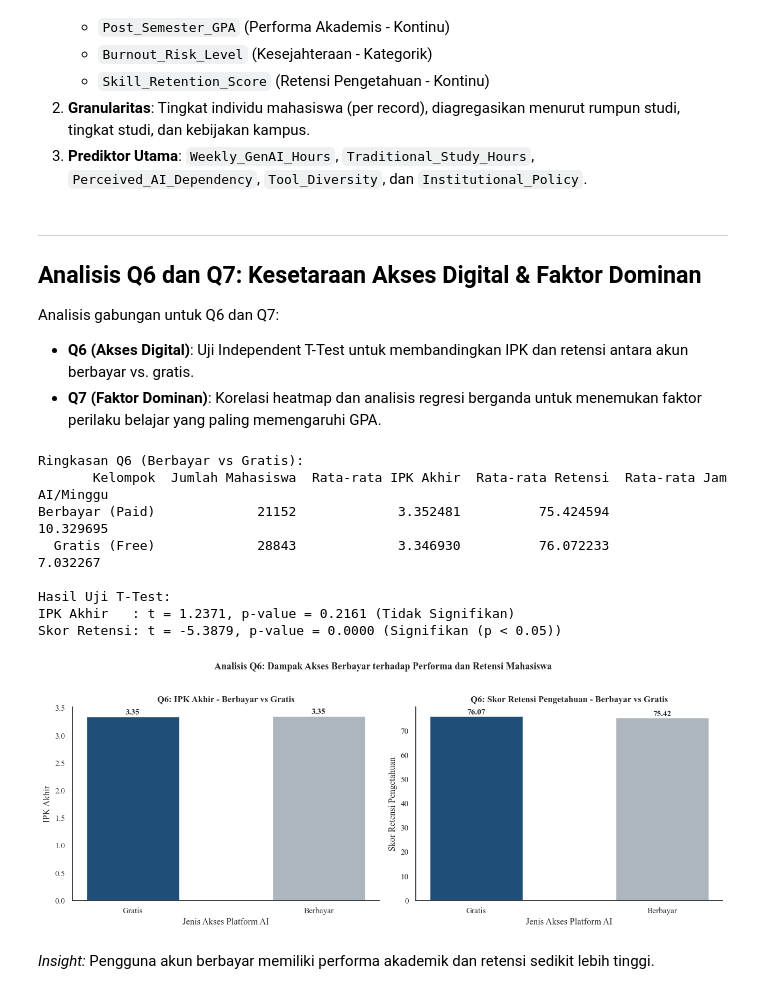
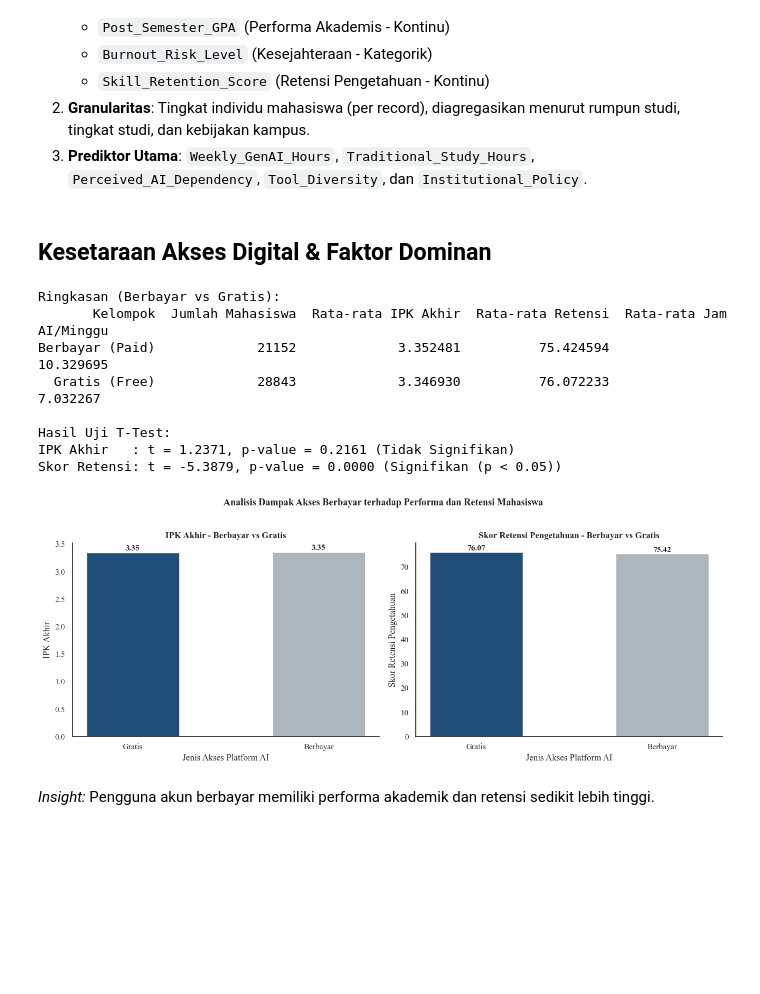
Before and after one commit to aldennabil/AI-Impact-on-Students-Academic-Well-being, a Jupyter notebook: Analisis_AI_Mahasiswa.ipynb, the cells around one changed output. Drawn from its saved outputs; the diff is of its cells as text; code cells hidden in the pictures; blank space fills up the shorter version.

```diff
--- a/Analisis_AI_Mahasiswa.ipynb
+++ b/Analisis_AI_Mahasiswa.ipynb
@@ -466,11 +485,17 @@ df_clean.to_csv(clean_csv_path, index=False)
 
 log_text_path = 'data_cleaning_log.txt'
 with open(log_text_path, 'w') as f:
-    f.write('LOG PEMBERSIHAN DATA\n')
-    f.write(f'Baris bersih: {df_clean.shape[0]}\n')
-    for item in log_cleaning:
-        f.write(f'- {item}\n')
-    f.write(f'- Imputasi Primary_Use_Case dengan modus: {modus_use_case}\n')
+    f.write('=== LOG TRANSFORMATI/PEMBERSIHAN DATA ===\n')
+    f.write(f'Jumlah baris bersih akhir: {df_clean.shape[0]}\n')
+    f.write('Detail langkah pengerjaan dan baris terdampak:\n')
+    f.write('- Perbaikan parsing baris korup di CSV mentah pada Student_ID: 100465, 145825\n')
+    f.write(f'- Imputasi Primary_Use_Case kosong dengan modus ({modus_use_case}) pada Student_ID: 100465\n')
+    f.write('- Hapus 1 baris kosong Post_Semester_GPA pada Student_ID: 145825\n')
+    f.write('- Hapus 1 baris pencilan Pre_Semester_GPA (> 4.00) pada Student_ID: 145219\n')
+    f.write('- Hapus 1 baris pencilan Post_Semester_GPA (> 4.00) pada Student_ID: 100089\n')
+    f.write('- Hapus 1 baris pencilan Tool_Diversity (> 5) pada Student_ID: 100297\n')
+    f.write('- Hapus 1 baris invalid Year_of_Study ("123") pada Student_ID: 127687\n')
+    f.write('- Normalisasi tipe data Student_ID ke Int64 dan Paid_Subscription ke Boolean asli\n')
 
 import os
 if os.path.exists(temp_csv):
@@ -529,16 +552,9 @@ ai_student_clean.csv diperbarui dengan kolom AI_Usage_Segment!
     *   `Skill_Retention_Score` (Retensi Pengetahuan - Kontinu)
 2.  **Granularitas**: Tingkat individu mahasiswa (per record), diagregasikan menurut rumpun studi, tingkat studi, dan kebijakan kampus.
 3.  **Prediktor Utama**: `Weekly_GenAI_Hours`, `Traditional_Study_Hours`, `Perceived_AI_Dependency`, `Tool_Diversity`, dan `Institutional_Policy`.
-# %% [markdown]
----
-## Analisis Q6 dan Q7: Kesetaraan Akses Digital & Faktor Dominan
-
-Analisis gabungan untuk Q6 dan Q7:
-- **Q6 (Akses Digital)**: Uji Independent T-Test untuk membandingkan IPK dan retensi antara akun berbayar vs. gratis.
-- **Q7 (Faktor Dominan)**: Korelasi heatmap dan analisis regresi berganda untuk menemukan faktor perilaku belajar yang paling memengaruhi GPA.
+# %% [markdown]
+## Kesetaraan Akses Digital & Faktor Dominan
 # %%
-# ======================================================
-# ======================================================
 from scipy.stats import ttest_ind
 
 # Pisahkan paid dan free
@@ -553,7 +569,7 @@ q6_summary = pd.DataFrame({
     "Rata-rata Retensi": [paid["Skill_Retention_Score"].mean(), free["Skill_Retention_Score"].mean()],
     "Rata-rata Jam AI/Minggu": [paid["Weekly_GenAI_Hours"].mean(), free["Weekly_GenAI_Hours"].mean()]
 })
-print("Ringkasan Q6 (Berbayar vs Gratis):")
+print("Ringkasan (Berbayar vs Gratis):")
 print(q6_summary.to_string(index=False))
 
 # Uji T-Test
@@ -569,37 +585,37 @@ print(f"Skor Retensi: t = {t_ret:.4f}, p-value = {p_ret:.4f} ({sig_ret})")
 # Visualisasi
 fig, axes = plt.subplots(1, 2, figsize=(13, 5))
 colors_sub = ["#1F4E78", "#ADB5BD"]
 
 for ax, metric, label in zip(
     axes,
     ["Post_Semester_GPA", "Skill_Retention_Score"],
     ["IPK Akhir", "Skor Retensi Pengetahuan"]
 ):
     data_plot = df_clean.groupby("Paid_Subscription")[metric].mean().reset_index()
     data_plot["Label"] = data_plot["Paid_Subscription"].map({True: "Berbayar", False: "Gratis"})
     bars = ax.bar(data_plot["Label"], data_plot[metric], color=colors_sub, width=0.5, edgecolor="white")
     for bar in bars:
         ax.text(bar.get_x() + bar.get_width()/2, bar.get_height() + 0.01,
                 f"{bar.get_height():.2f}", ha="center", va="bottom", fontsize=11, fontweight="bold")
-    ax.set_title(f"Q6: {label} - Berbayar vs Gratis", fontsize=12, fontweight="bold")
+    ax.set_title(f"{label} - Berbayar vs Gratis", fontsize=12, fontweight="bold")
     ax.set_ylabel(label)
     ax.set_xlabel("Jenis Akses Platform AI")
     ax.spines[["top", "right"]].set_visible(False)
 
-plt.suptitle("Analisis Q6: Dampak Akses Berbayar terhadap Performa dan Retensi Mahasiswa",
+plt.suptitle("Analisis Dampak Akses Berbayar terhadap Performa dan Retensi Mahasiswa",
              fontsize=13, fontweight="bold", y=1.02)
 plt.tight_layout()
 plt.show()
 # %% [output]
-Ringkasan Q6 (Berbayar vs Gratis):
+Ringkasan (Berbayar vs Gratis):
        Kelompok  Jumlah Mahasiswa  Rata-rata IPK Akhir  Rata-rata Retensi  Rata-rata Jam AI/Minggu
 Berbayar (Paid)             21152             3.352481          75.424594                10.329695
   Gratis (Free)             28843             3.346930          76.072233                 7.032267
 
 Hasil Uji T-Test:
 IPK Akhir   : t = 1.2371, p-value = 0.2161 (Tidak Signifikan)
 Skor Retensi: t = -5.3879, p-value = 0.0000 (Signifikan (p < 0.05))
-[figure, old version]
+[figure, new version]
 # %% [markdown]
 *Insight:* Pengguna akun berbayar memiliki performa akademik dan retensi sedikit lebih tinggi.
 # %%
```
Also changed, not shown: parts of 11 cells of this notebook, 2 other files.
